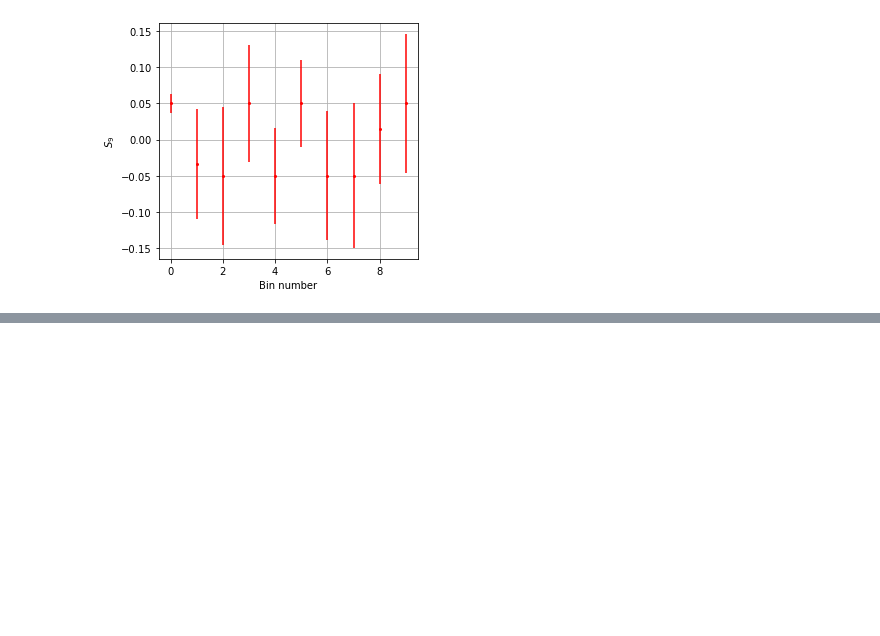
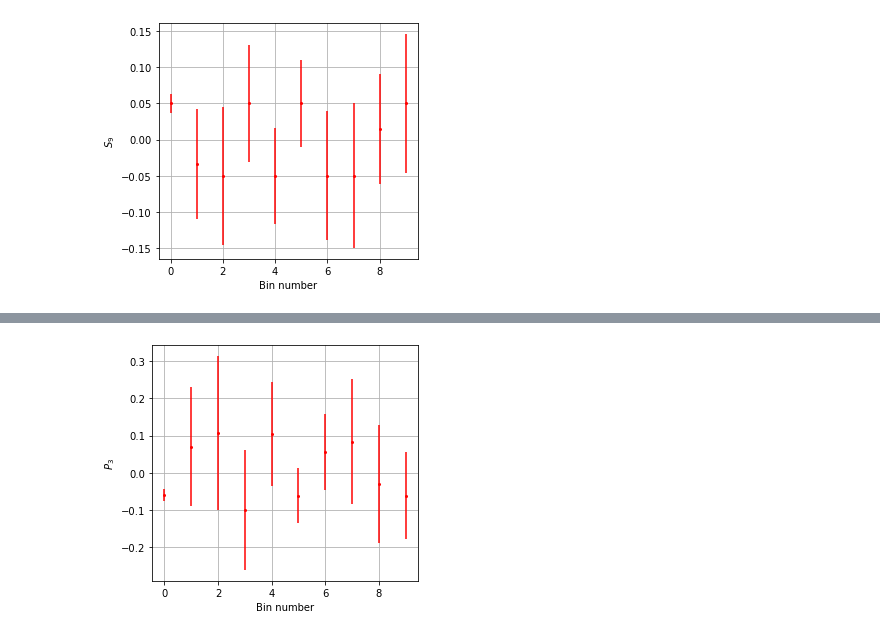
Before and after one commit to Luke-Conmy/ic-teach-kstmumu-team3, a Jupyter notebook: MiguelSkeletonCode_totaldata.ipynb, the cells around one changed output, grey strips where cells are left out. Cells and saved outputs as stored; diff of their text form; code cells hidden in the pictures; blank space fills up the shorter version.

```diff
--- a/MiguelSkeletonCode_totaldata.ipynb
+++ b/MiguelSkeletonCode_totaldata.ipynb
@@ -663,0 +728,10 @@ plt.show()
+# %%
+fig, (ax1) = plt.subplots(1,figsize=(14/3, 12/3))
+ax1.errorbar(np.linspace(0, len(bins) - 1, len(bins)), p3s, yerr=p3_errs, fmt='o', markersize=2, label=r'$S_9$', color='red')
+ax1.grid()
+ax1.set_ylabel(r'$P_3$')
+ax1.set_xlabel(r'Bin number')
+plt.tight_layout()
+plt.show()
+# %% [output]
+[figure, added]
```
Also changed, not shown: parts of 10 cells of this notebook.
